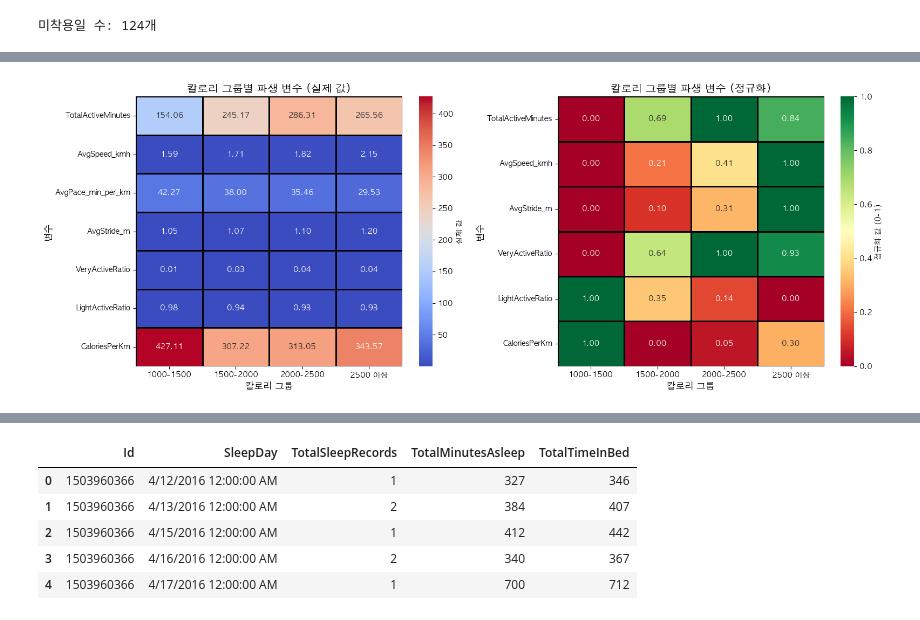
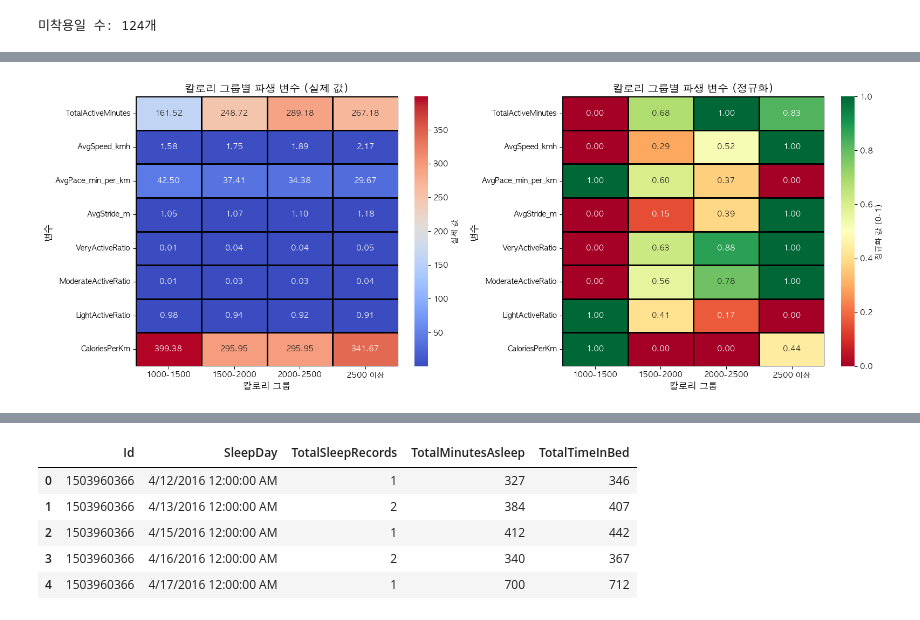
Before and after one commit to jeesy95-creator/sparta_15, a Jupyter notebook: notebooks/Soyun.ipynb, the cells around one changed output, grey strips where cells are left out. Drawn from its saved outputs; the diff is of its cells as text; code cells hidden in the pictures.

```diff
--- a/notebooks/Soyun.ipynb
+++ b/notebooks/Soyun.ipynb
@@ -119,6 +118,6 @@ CalorieGroup
 Name: count, dtype: int64
 # %%
 # act를 actcp로 복사
-actcp = act.copy()
+actcp = act_filtered.copy()
 print(f"✓ actcp 생성 완료 (행 개수: {len(actcp)})")
 # %% [output]
@@ -226,9 +208,9 @@ outlier_cols = ['TotalSteps', 'TotalDistance_km', 'TrackerDistance_km',
                 'LightlyActiveMinutes',
                 'SedentaryMinutes', 'Calories']
 
-print(f"이상치 제거 전: {len(actcp_cleaned)}행")
-actcp_final = remove_outliers_iqr(actcp_cleaned, outlier_cols)
+print(f"이상치 제거 전: {len(actcp)}행")
+actcp_final = remove_outliers_iqr(actcp, outlier_cols)
 print(f"이상치 제거 후: {len(actcp_final)}행")
-print(f"제거된 행: {len(actcp_cleaned) - len(actcp_final)}행")
+print(f"제거된 행: {len(actcp) - len(actcp_final)}행")
 print("✓ 이상치 제거 완료")
 # %% [output]
@@ -472,6 +446,13 @@ actcp_d["VeryActiveRatio"] = np.where(
     0
 )
 
+# 중강도 활동 비율
+actcp_d["ModerateActiveRatio"] = np.where(
+    actcp_d["TotalActiveMinutes"] > 0,
+    actcp_d["FairlyActiveMinutes"] / actcp_d["TotalActiveMinutes"],
+    0
+)
+
 # 저강도 활동 비율
 actcp_d["LightActiveRatio"] = np.where(
     actcp_d["TotalActiveMinutes"] > 0,
@@ -515,9 +496,10 @@ def remove_outliers_iqr(df, columns):
 
     return df_clean
 
+
 # 2. 이상치 제거 실행
 outlier_cols = ['TotalActiveMinutes', 'AvgSpeed_kmh', 'AvgPace_min_per_km',
-                'AvgStride_m', 'VeryActiveRatio', 'LightActiveRatio', 'CaloriesPerKm']
+                'AvgStride_m', 'VeryActiveRatio', "ModerateActiveRatio", 'LightActiveRatio', 'CaloriesPerKm']
 
 print("=== IQR 이상치 제거 ===")
 before_len = len(actcp_d)
@@ -528,22 +510,11 @@ actcp_d_clean = remove_outliers_iqr(actcp_d, outlier_cols)
 print(f"\n이상치 제거 후: {len(actcp_d_clean)}행")
 print(f"총 제거된 행: {before_len - len(actcp_d_clean)}행 ({(before_len - len(actcp_d_clean))/before_len*100:.1f}%)")
 
-# 3. 칼로리 그룹 재정의 (이상치 제거 후)
-# 기존 CalorieGroup 컬럼 삭제
-if 'CalorieGroup' in actcp_d_clean.columns:
-    actcp_d_clean = actcp_d_clean.drop('CalorieGroup', axis=1)
-
-# 4개 그룹으로 재정의
-bins = [1000, 1500, 2000, 2500, float('inf')]
-labels = ['1000-1500', '1500-2000', '2000-2500', '2500 이상']
-actcp_d_clean['CalorieGroup'] = pd.cut(actcp_d_clean['Calories'], bins=bins, labels=labels, right=False)
-
-print("\n=== 칼로리 그룹별 분포 (4개 그룹) ===")
-print(actcp_d_clean['CalorieGroup'].value_counts().sort_index())
+print("✓ 이상치 제거 완료")
 
 # 4. 그룹별 파생 변수 평균 계산
 derived_cols = ['TotalActiveMinutes', 'AvgSpeed_kmh', 'AvgPace_min_per_km',
-                'AvgStride_m', 'VeryActiveRatio', 'LightActiveRatio', 'CaloriesPerKm']
+                'AvgStride_m', 'VeryActiveRatio',"ModerateActiveRatio", 'LightActiveRatio', 'CaloriesPerKm']
 
 calorie_group_derived = actcp_d_clean.groupby('CalorieGroup', observed=True)[derived_cols].mean().round(3)
 
@@ -794,30 +773,38 @@ plt.show()
 # %%
 # 3. 히트맵 (더 명확한 색상)
 import seaborn as sns
+from sklearn.preprocessing import MinMaxScaler
+
+scaler = MinMaxScaler()
+calorie_group_derived_normalized = pd.DataFrame(
+    scaler.fit_transform(calorie_group_derived),
+    index=calorie_group_derived.index,
+    columns=calorie_group_derived.columns
+)
 
 fig, axes = plt.subplots(1, 2, figsize=(16, 6))
 
-# 원본 값 히트맵
+#원본 히트맵
 sns.heatmap(calorie_group_derived.T, annot=True, fmt='.2f',
             cmap='coolwarm', cbar_kws={'label': '실제 값'},
             linewidths=1, linecolor='black', ax=axes[0])
 axes[0].set_title('칼로리 그룹별 파생 변수 (실제 값)', fontsize=14, fontweight='bold')
 axes[0].set_xlabel('칼로리 그룹', fontsize=12)
 axes[0].set_ylabel('변수', fontsize=12)
 
 # 정규화된 값 히트맵
 sns.heatmap(calorie_group_derived_normalized.T, annot=True, fmt='.2f',
             cmap='RdYlGn', cbar_kws={'label': '정규화 값 (0-1)'},
             linewidths=1, linecolor='black', ax=axes[1],
             vmin=0, vmax=1)
 axes[1].set_title('칼로리 그룹별 파생 변수 (정규화)', fontsize=14, fontweight='bold')
 axes[1].set_xlabel('칼로리 그룹', fontsize=12)
 axes[1].set_ylabel('변수', fontsize=12)
 
 plt.tight_layout()
 plt.show()
 # %% [output]
-[figure, old version]
+[figure, new version]
 # %%
 # 4. 라인 차트 (트렌드 파악)
 fig, axes = plt.subplots(4, 2, figsize=(16, 16))
```
Also changed, not shown: parts of 53 cells of this notebook, 11 other files.
